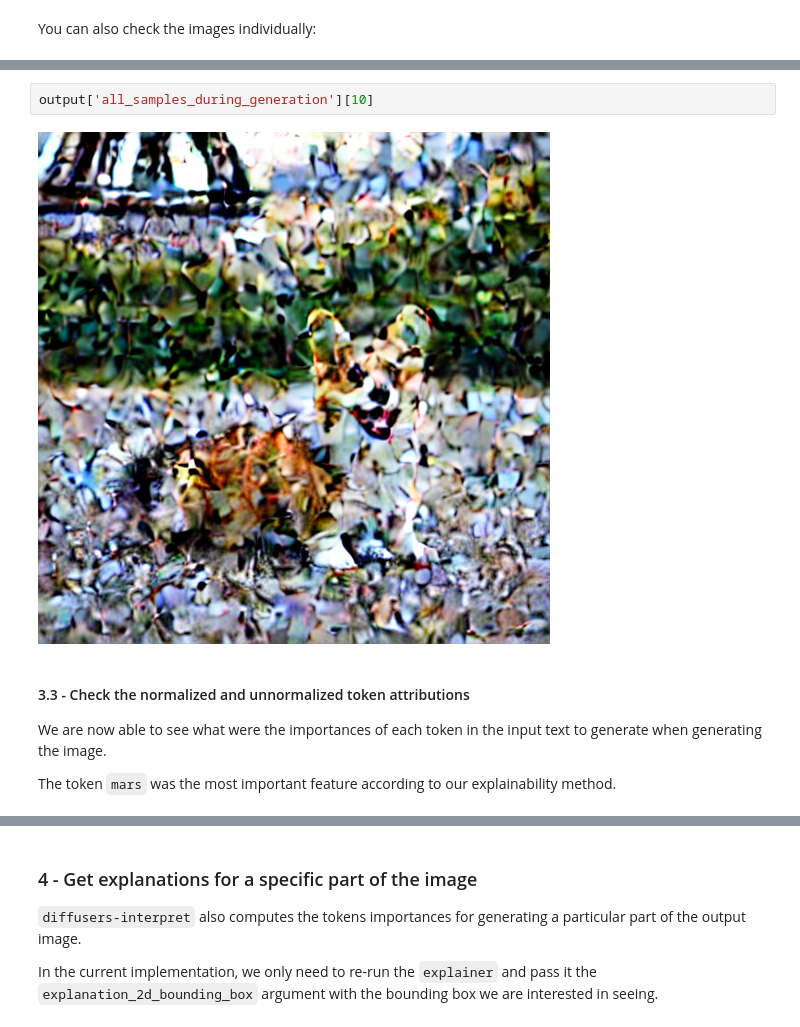
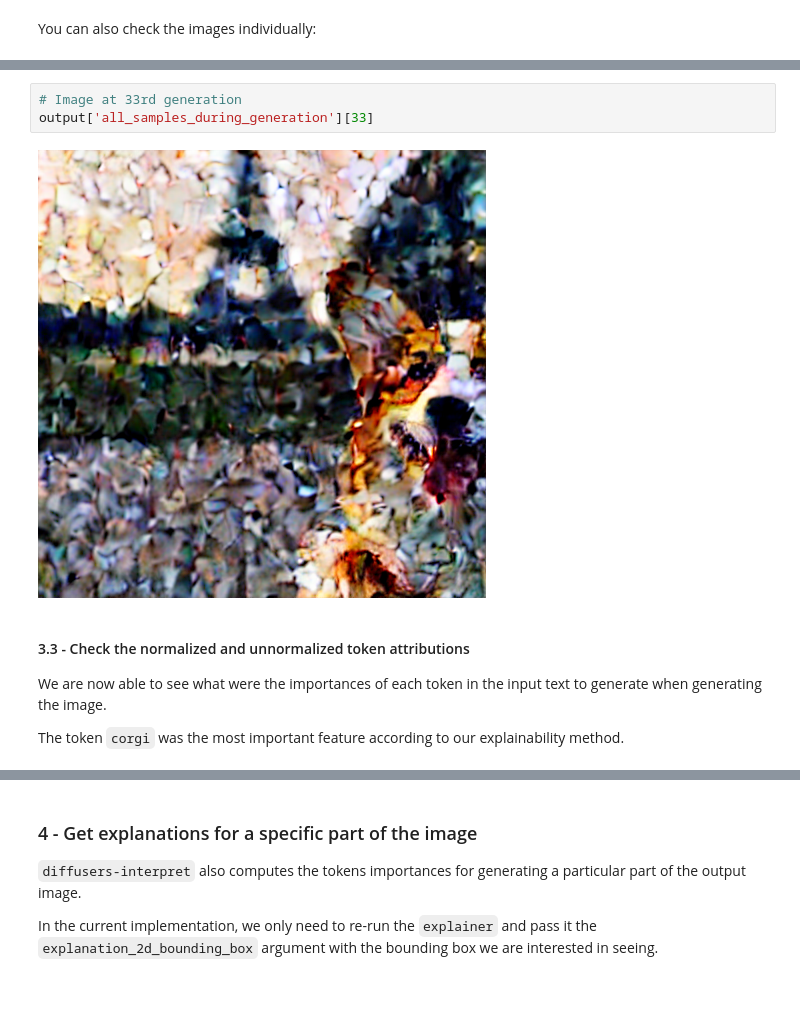
Before and after one commit to JoaoLages/diffusers-interpret, a Jupyter notebook: notebooks/stable-diffusion-example.ipynb, the cells around one changed output, grey strips where cells are left out. Saved outputs shown, nothing was run; the diff lists cells and outputs as text; blank space fills up the shorter version.

```diff
--- a/notebooks/stable-diffusion-example.ipynb
+++ b/notebooks/stable-diffusion-example.ipynb
@@ -71,13 +87,14 @@ output['all_samples_during_generation'][0]
-# %%
-output['all_samples_during_generation'][10]
-# %% [output]
-[figure, removed]
+# %%
+# Image at 33rd generation
+output['all_samples_during_generation'][33]
+# %% [output]
+[figure, added]
 # %% [markdown]
 #### 3.3 - Check the normalized and unnormalized token attributions
 
 We are now able to see what were the importances of each token in the input text to generate when generating the image.
 
-The token `mars` was the most important feature according to our explainability method.
+The token `corgi` was the most important feature according to our explainability method.
 # %%
 # (token, attribution)
 output['token_attributions']
```
Also changed, not shown: parts of 26 cells of this notebook, 5 other files.
